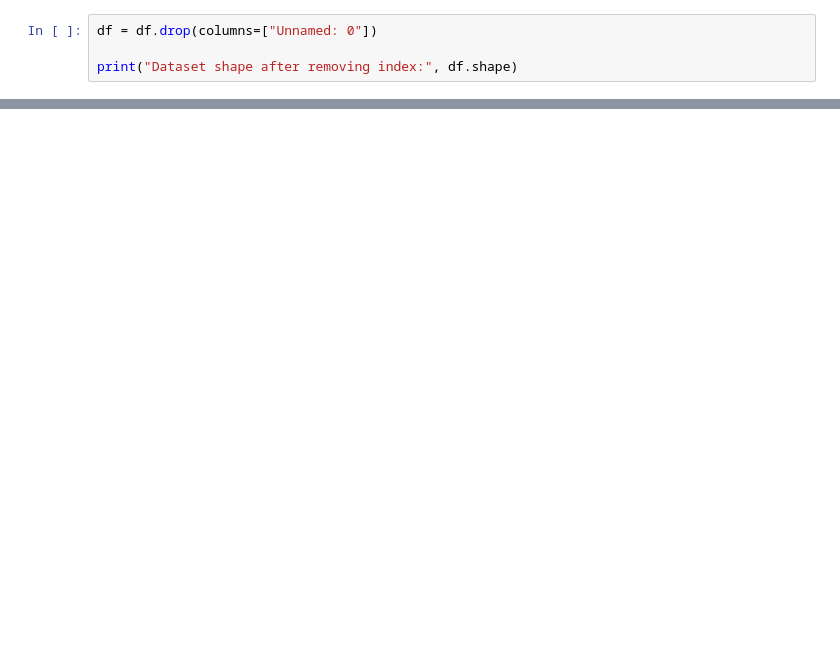
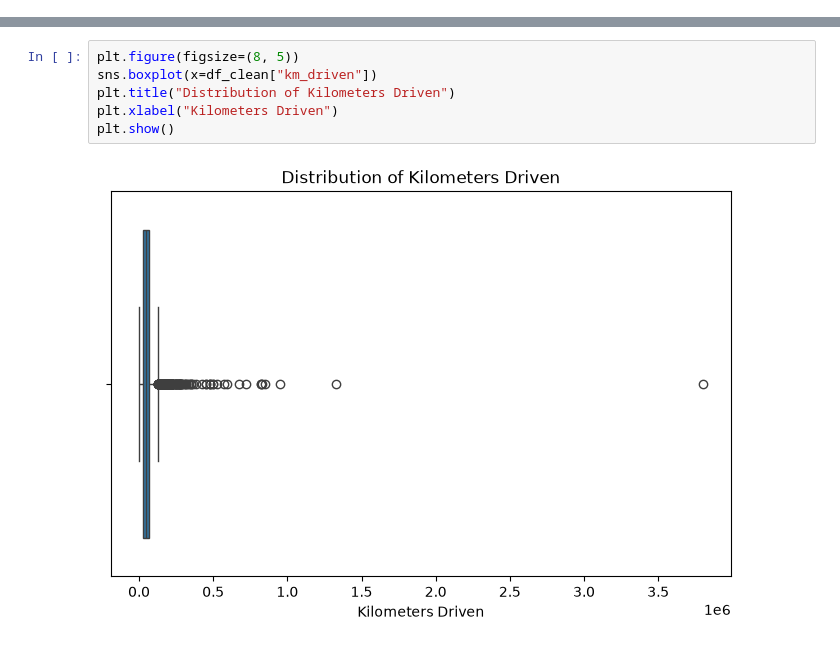
Before and after one commit to aakashbonthu/70297386-DA-120B, a Jupyter notebook: notebooks/01_exploratory_data_analysis.ipynb, the cells around one changed output, grey strips where cells are left out. Cells and saved outputs as stored; diff of their text form; blank space fills up the shorter version.

```diff
--- a/notebooks/01_exploratory_data_analysis.ipynb
+++ b/notebooks/01_exploratory_data_analysis.ipynb
@@ -73,4 +66,0 @@ Duplicate rows:
-# %%
-df = df.drop(columns=["Unnamed: 0"])
-
-print("Dataset shape after removing index:", df.shape)
@@ -94,0 +186,8 @@ Need to understand how selling prices are distributed across the dataset.
+# %%
+plt.figure(figsize=(8, 5))
+sns.boxplot(x=df_clean["km_driven"])
+plt.title("Distribution of Kilometers Driven")
+plt.xlabel("Kilometers Driven")
+plt.show()
+# %% [output]
+[figure, added]
```
Also changed, not shown: parts of 55 cells of this notebook.
